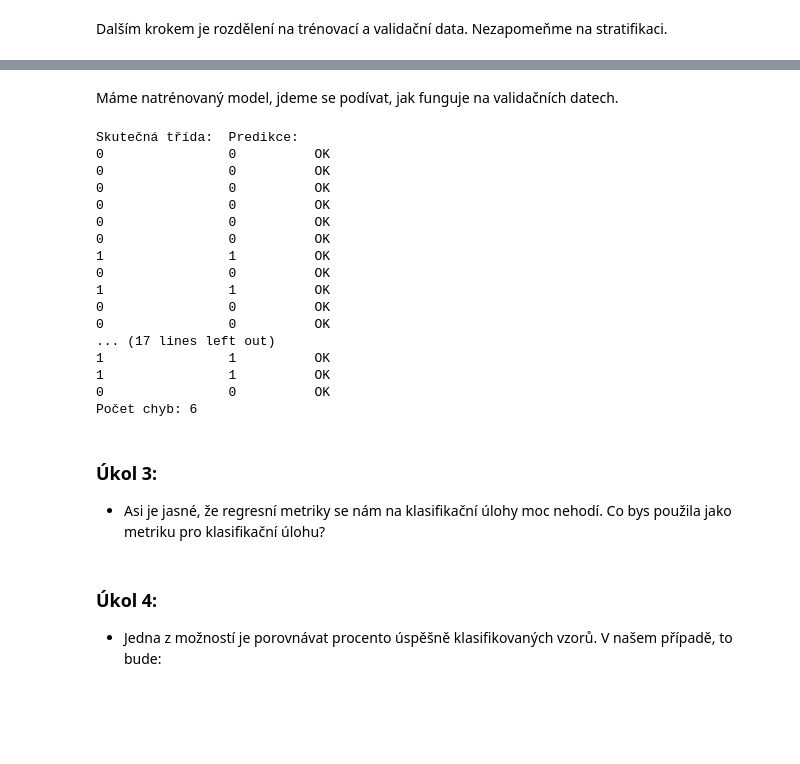
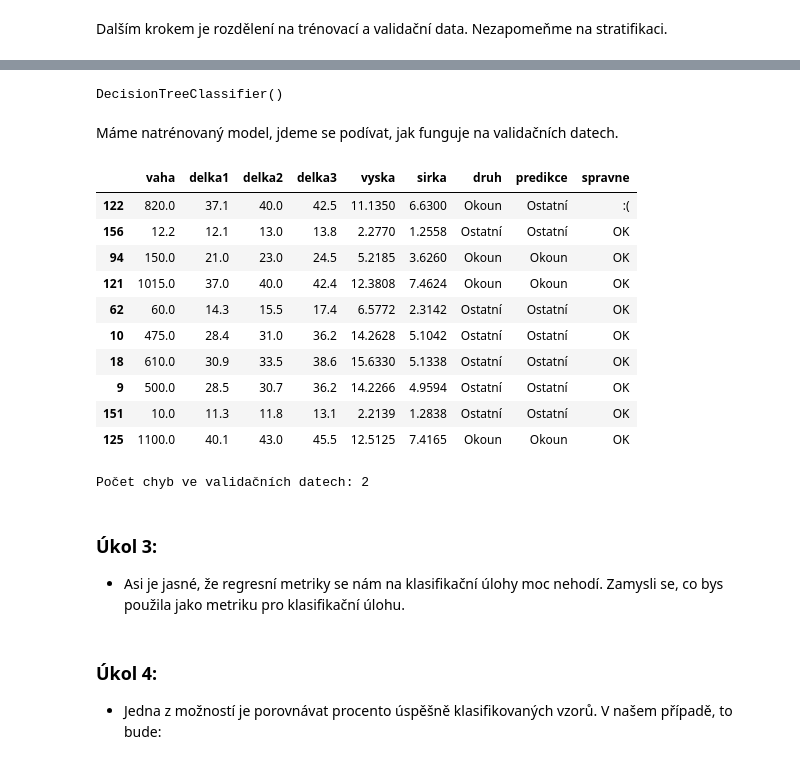
Before and after one commit to PyDataCZ/pyladies-kurz, a Jupyter notebook: lessons/pydata/intro_classification/index.ipynb, the cells around one changed output, grey strips where cells are left out. Saved outputs shown, nothing was run; the diff lists cells and outputs as text; code cells hidden in the pictures; blank space fills up the shorter version.

```diff
--- a/lessons/pydata/intro_classification/index.ipynb
+++ b/lessons/pydata/intro_classification/index.ipynb
@@ -92,8 +128,10 @@ Jako model zvolíme *rozhodovací strom*. Neboj se zkusit jiný klasifikátor dl
 # %%
-# vezměme klasifikátor
-# můžeš změnit
+# vytvořme instanci třídy DecisionTreeClassifier
 from sklearn.tree import DecisionTreeClassifier
 model = DecisionTreeClassifier()
+model
+# %% [output]
+DecisionTreeClassifier()
 # %%
 # natrénujte
 model.fit(X_train, y_train);
@@ -102,35 +140,35 @@ Máme natrénovaný model, jdeme se podívat, jak funguje na validačních datec
 # %%
 # ohodnoťme validační množinu
 pred = model.predict(X_test)
-# %%
-print("Skutečná třída:  Predikce:")
-for true, predicted in zip(y_test, pred):
-    print(f"{true:<15}  {predicted:<10} {'OK' if true == predicted else 'X'}")
-
-print(f"Počet chyb: {sum(y_test != pred)}")
-# %% [output]
-Skutečná třída:  Predikce:
-0                0          OK
-0                0          OK
-0                0          OK
-0                0          OK
-0                0          OK
-0                0          OK
-1                1          OK
-0                0          OK
-1                1          OK
-0                0          OK
-0                0          OK
-... (17 lines left out)
-1                1          OK
-1                1          OK
-0                0          OK
-Počet chyb: 6
+# %%
+df_compare = (
+    X_test_raw
+    .assign(druh=y_test)
+    .assign(predikce=pred)
+)
+df_compare["spravne"] = (df_compare["druh"] == df_compare["predikce"]).replace({True: "OK", False: ":("})
+df_compare = df_compare.replace({True: "Okoun", False: "Ostatní"})
+
+display(df_compare.sample(10))
+print(f"Počet chyb ve validačních datech: {sum(y_test != pred)}")
+# %% [output]
+|  | vaha | delka1 | delka2 | delka3 | vyska | sirka | druh | predikce | spravne |
+| 122 | 820.0 | 37.1 | 40.0 | 42.5 | 11.1350 | 6.6300 | Okoun | Ostatní | :( |
+| 156 | 12.2 | 12.1 | 13.0 | 13.8 | 2.2770 | 1.2558 | Ostatní | Ostatní | OK |
+| 94 | 150.0 | 21.0 | 23.0 | 24.5 | 5.2185 | 3.6260 | Okoun | Okoun | OK |
+| 121 | 1015.0 | 37.0 | 40.0 | 42.4 | 12.3808 | 7.4624 | Okoun | Okoun | OK |
+| 62 | 60.0 | 14.3 | 15.5 | 17.4 | 6.5772 | 2.3142 | Ostatní | Ostatní | OK |
+| 10 | 475.0 | 28.4 | 31.0 | 36.2 | 14.2628 | 5.1042 | Ostatní | Ostatní | OK |
+| 18 | 610.0 | 30.9 | 33.5 | 38.6 | 15.6330 | 5.1338 | Ostatní | Ostatní | OK |
+| 9 | 500.0 | 28.5 | 30.7 | 36.2 | 14.2266 | 4.9594 | Ostatní | Ostatní | OK |
+| 151 | 10.0 | 11.3 | 11.8 | 13.1 | 2.2139 | 1.2838 | Ostatní | Ostatní | OK |
+| 125 | 1100.0 | 40.1 | 43.0 | 45.5 | 12.5125 | 7.4165 | Okoun | Okoun | OK |
+Počet chyb ve validačních datech: 2
 # %% [markdown]
 ### Úkol 3:
 
-+ Asi je jasné, že regresní metriky se nám na klasifikační úlohy moc nehodí. Co bys použila jako metriku
- pro klasifikační úlohu?
++ Asi je jasné, že regresní metriky se nám na klasifikační úlohy moc nehodí. Zamysli se, co bys použila jako metriku
+ pro klasifikační úlohu.
 # %% [markdown]
 ### Úkol 4:
 
```
Also changed, not shown: parts of 40 cells of this notebook, 3 other files.
